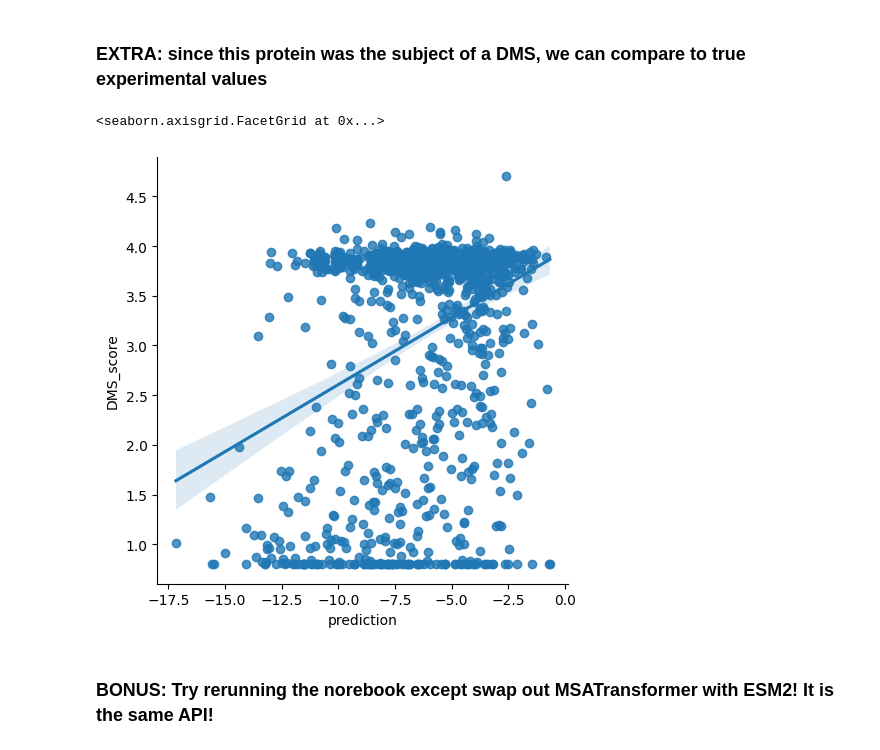
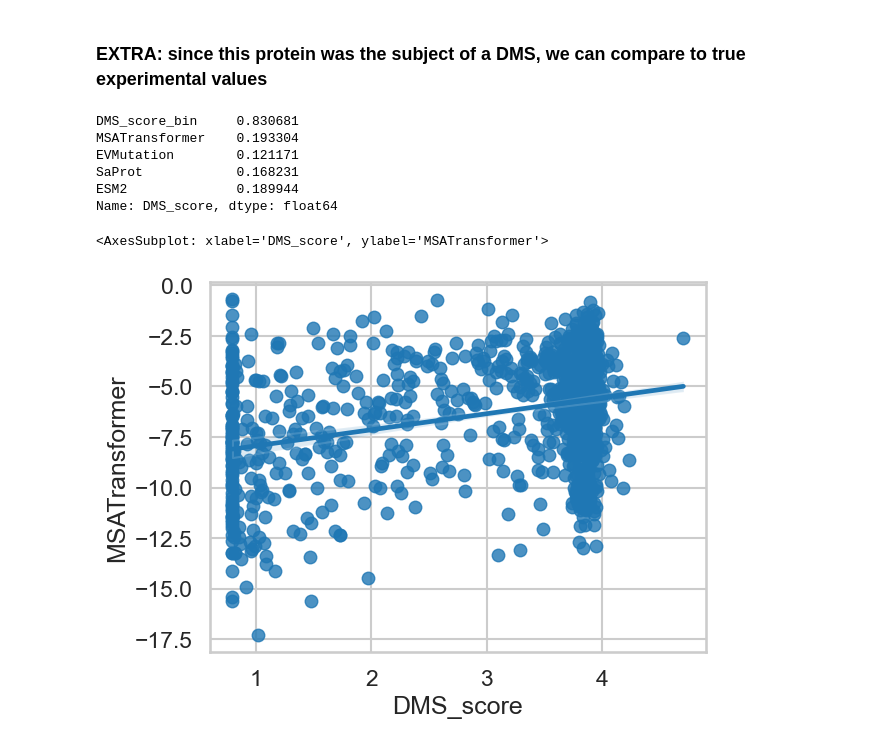
Before and after one commit to EvanKomp/aide_predict, a Jupyter notebook: demo/in_silico_saturation_mutagenesis.ipynb, the cells around one changed output. Drawn from its saved outputs; the diff is of its cells as text; code cells hidden in the pictures.

```diff
--- a/demo/in_silico_saturation_mutagenesis.ipynb
+++ b/demo/in_silico_saturation_mutagenesis.ipynb
@@ -103,0 +129,20 @@ data.plot.hist()
+# %%
+models = {
+    'MSATransformer': msat,
+    'EVMutation': evm,
+    'SaProt': saprot,
+    'ESM2': esm2
+}
+predictions = {}
+for name, model in models.items():
+    t1 = time.time()
+    predictions[name] = model.predict(variants).flatten()
+    t2 = time.time()
+    print(f'{name} took {(t2-t1)/60:.2f} min')
+
+# add the mutation ids
+predictions['mutation'] = [v.id for v in variants]
+
+# dataframe
+df = pd.DataFrame(predictions)
+df
@@ -110,11 +173,21 @@ import seaborn as sns
 # %%
-labels = pd.read_csv(os.path.join('data', 'ENVZ_ECOLI_Ghose_2023.csv'))
+labels = pd.read_csv(os.path.join('..', 'tests', 'data', 'ENVZ_ECOLI_Ghose_2023.csv'))
 # %%
-data = labels.set_index('mutant').join(data.set_index('mut'))
+data = labels.set_index('mutant').join(df.set_index('mutation'))
-# %%
-sns.lmplot(x='prediction', y='DMS_score', data=data)
-# %% [output]
-<seaborn.axisgrid.FacetGrid at 0x...>
-[figure, removed]
-# %% [markdown]
-### BONUS: Try rerunning the norebook except swap out MSATransformer with ESM2! It is the same API!
+# %%
+# compute spearman correlation
+correlation = data.corr(method='spearman').loc['DMS_score'].drop('DMS_score')
+correlation
+# %% [output]
+DMS_score_bin     0.830681
+MSATransformer    0.193304
+EVMutation        0.121171
+SaProt            0.168231
+ESM2              0.189944
+Name: DMS_score, dtype: float64
+# %%
+fig, ax = plt.subplots()
+sns.regplot(data=data, x='DMS_score', y='MSATransformer', ax=ax)
+# %% [output]
+<AxesSubplot: xlabel='DMS_score', ylabel='MSATransformer'>
+[figure, added]
```
Also changed, not shown: parts of 20 cells of this notebook, 3 other files.
